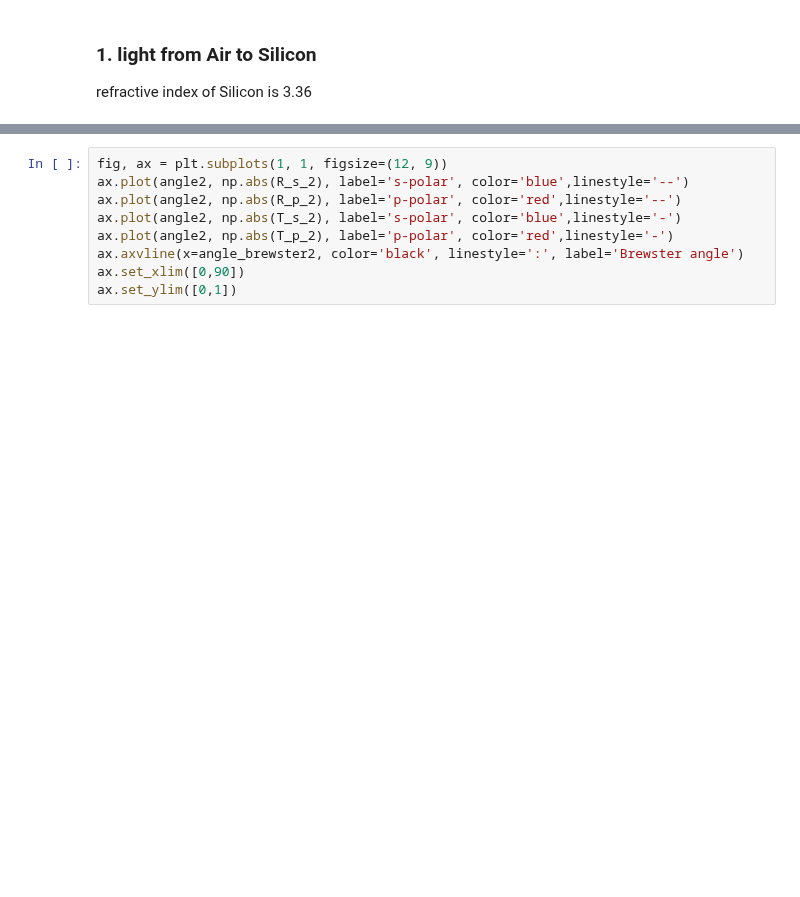
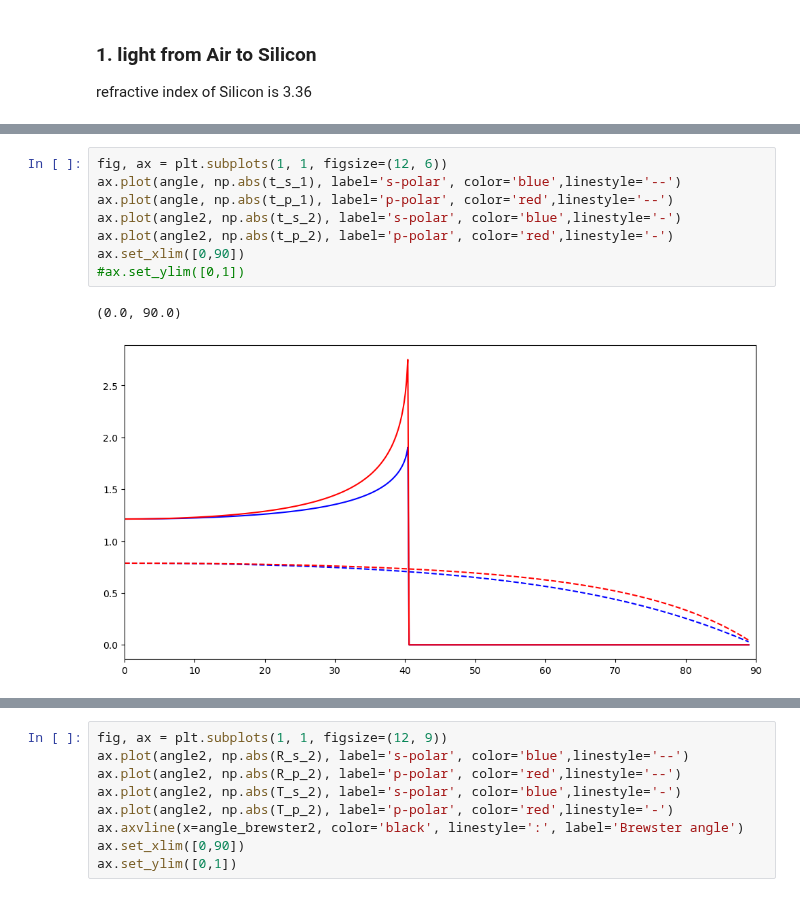
Before and after one commit to XiaodongRencologne/PO_test, a Jupyter notebook: Fresnel_transmission_study.ipynb, the cells around one changed output, grey strips where cells are left out. Cells and saved outputs as stored; diff of their text form; blank space fills up the shorter version.

```diff
--- a/Fresnel_transmission_study.ipynb
+++ b/Fresnel_transmission_study.ipynb
@@ -37,3 +41,14 @@ ax.set_xlim([0,90])
+# %%
+fig, ax = plt.subplots(1, 1, figsize=(12, 6))
+ax.plot(angle, np.abs(t_s_1), label='s-polar', color='blue',linestyle='--')
+ax.plot(angle, np.abs(t_p_1), label='p-polar', color='red',linestyle='--')
+ax.plot(angle2, np.abs(t_s_2), label='s-polar', color='blue',linestyle='-')
+ax.plot(angle2, np.abs(t_p_2), label='p-polar', color='red',linestyle='-')
+ax.set_xlim([0,90])
+#ax.set_ylim([0,1])
+# %% [output]
+(0.0, 90.0)
+[figure, added]
 # %%
 fig, ax = plt.subplots(1, 1, figsize=(12, 9))
 #ax.plot(angle, np.abs(R_s_1), label='s-polar R', color='blue',linestyle='--')
```
Also changed, not shown: parts of 3 cells of this notebook, 10 other files.
